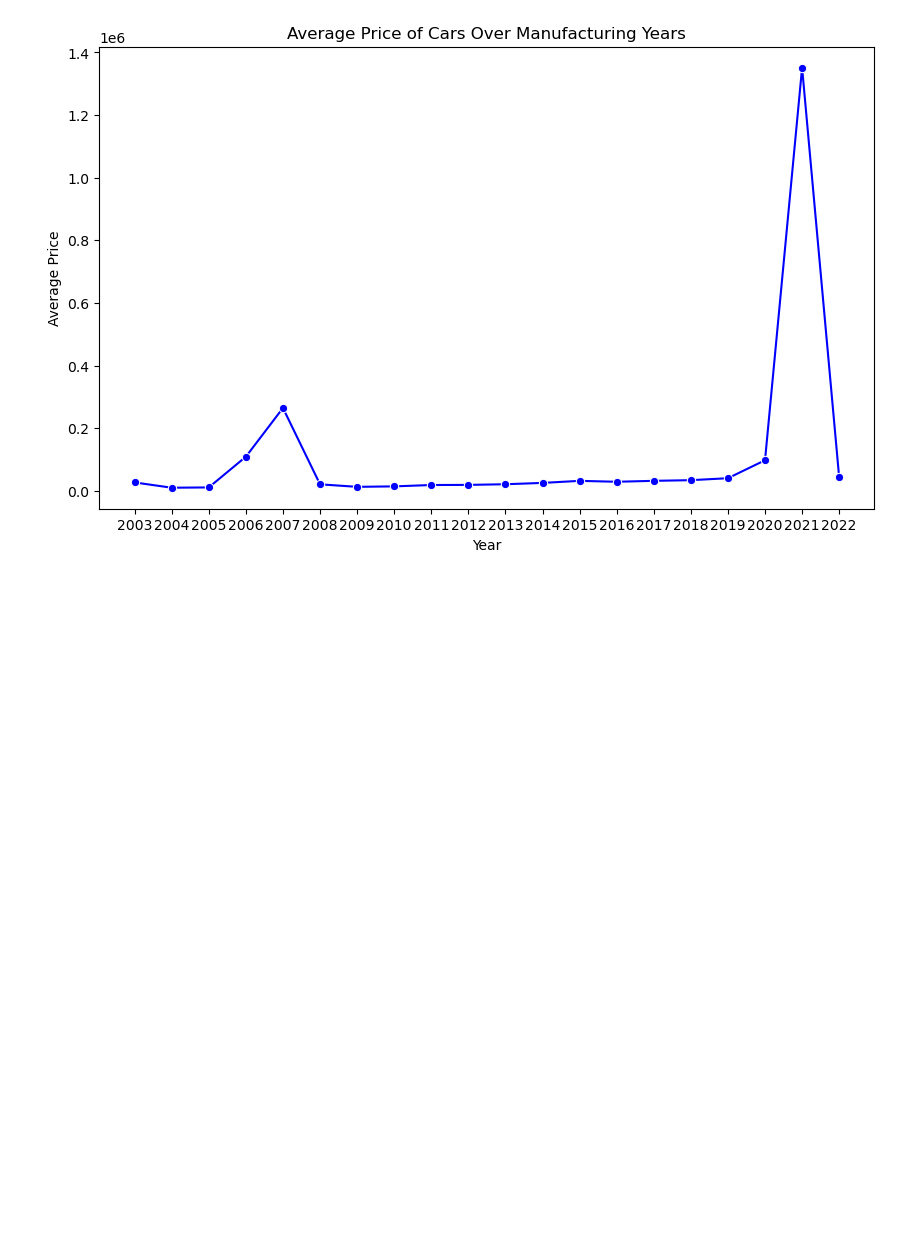
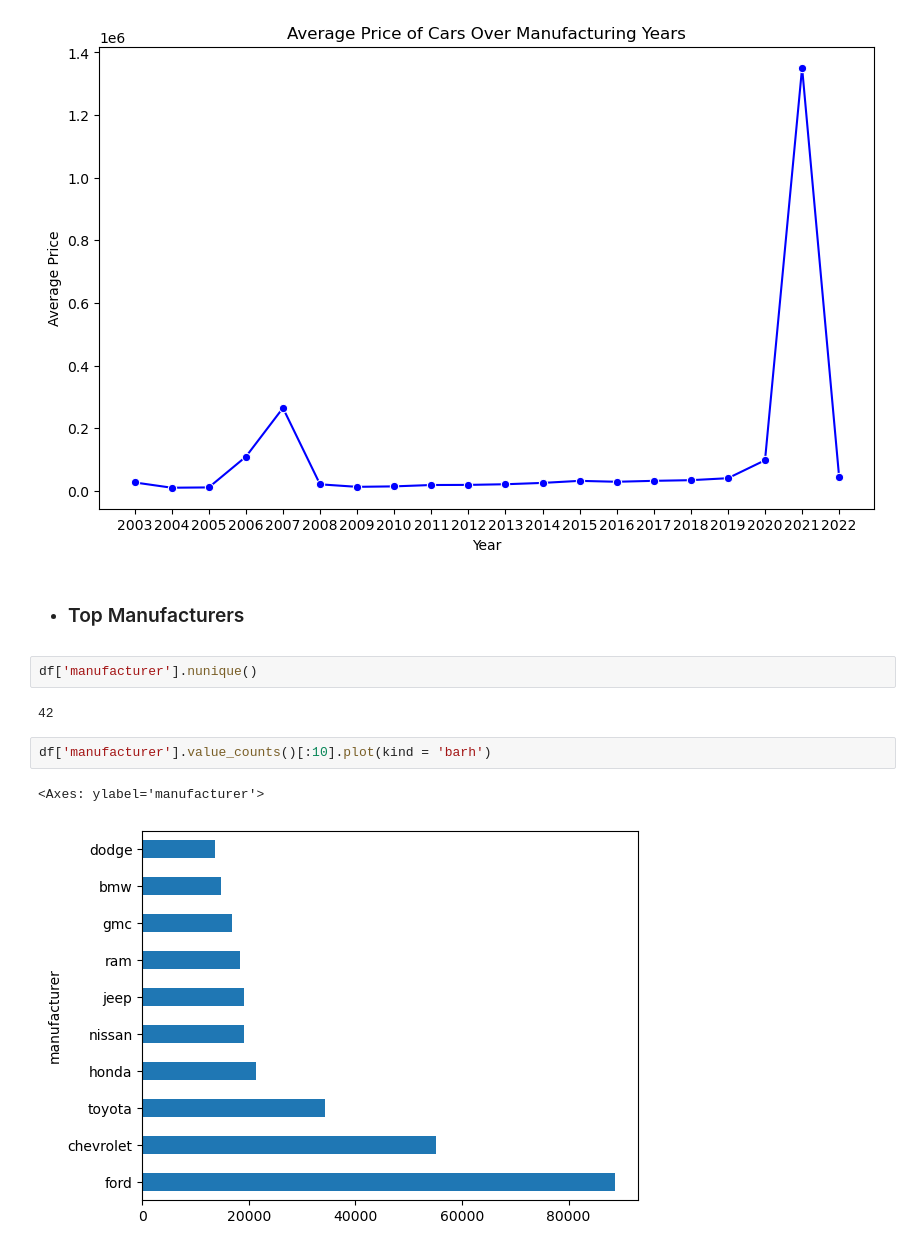
Before and after one commit to Mariambadra/Used_cars_EDA, a Jupyter notebook: Used Cars EDA.ipynb, the cells around one changed output. Cells and saved outputs as stored; diff of their text form; blank space fills up the shorter version.

```diff
--- a/Used Cars EDA.ipynb
+++ b/Used Cars EDA.ipynb
@@ -235,3 +235,14 @@ plt.ylabel('Average Price')
 plt.show()
 # %% [output]
 [figure]
+# %% [markdown]
+- ### Top Manufacturers
+# %%
+df['manufacturer'].nunique()
+# %% [output]
+42
+# %%
+df['manufacturer'].value_counts()[:10].plot(kind = 'barh')
+# %% [output]
+<Axes: ylabel='manufacturer'>
+[figure, added]
```
Also changed, not shown: parts of 6 cells of this notebook.
